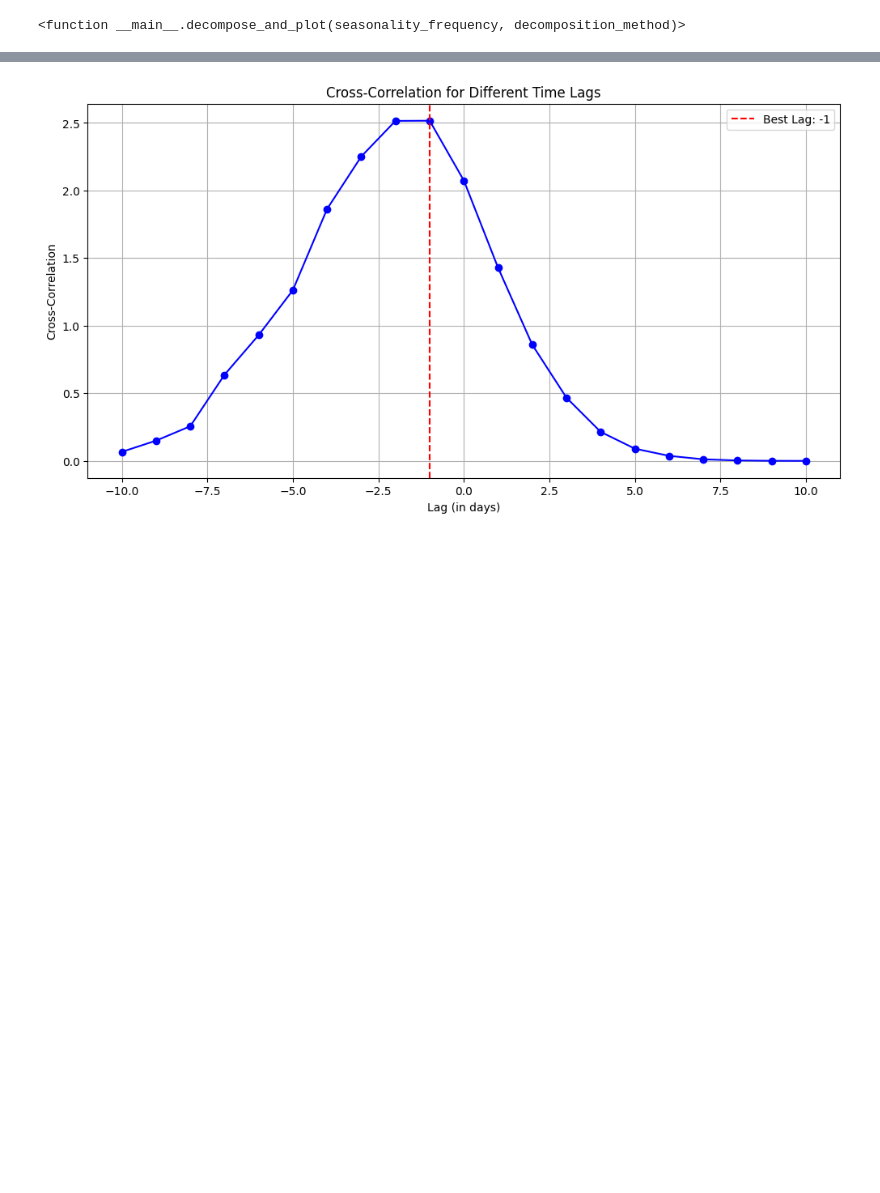
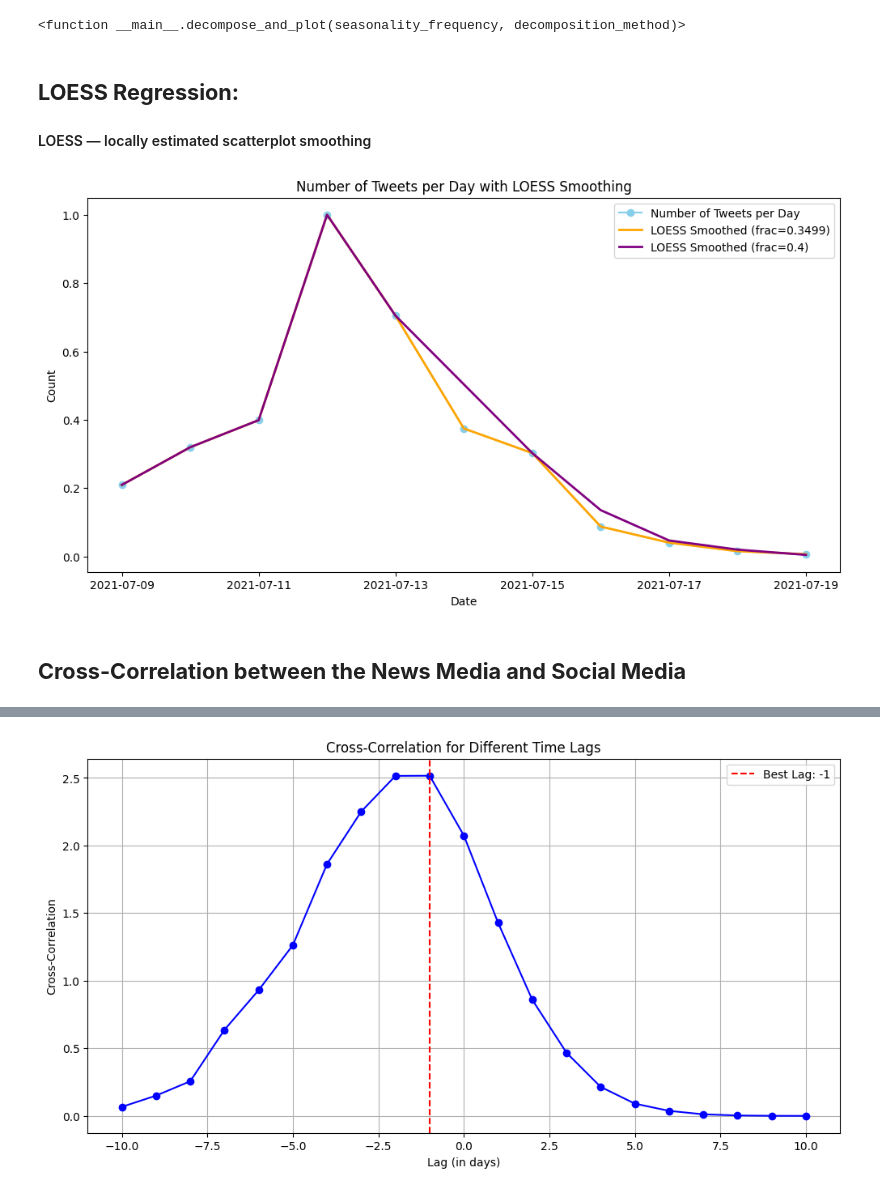
Before and after one commit to NatanGrayman/Investigation_Project, a Jupyter notebook: investigation-project-social-unrest.ipynb, the cells around one changed output, grey strips where cells are left out. Cells and saved outputs as stored; diff of their text form; code cells hidden in the pictures; blank space fills up the shorter version.

```diff
--- a/investigation-project-social-unrest.ipynb
+++ b/investigation-project-social-unrest.ipynb
@@ -1712,4 +1649,55 @@ interact(decompose_and_plot, seasonality_frequency=seasonality_frequency_slider,
 # %% [output]
 interactive(children=(IntSlider(value=365, continuous_update=False, description='Seasonality Frequency:', max=…
 <function __main__.decompose_and_plot(seasonality_frequency, decomposition_method)>
+# %% [markdown]
+<a id="section-five-b"></a>
+## **LOESS Regression:**
+
+####  LOESS — locally estimated scatterplot smoothing
+# %%
+import numpy as np
+import pandas as pd
+import matplotlib.pyplot as plt
+import statsmodels.api as sm
+
+# Resample the data by day and count the number of tweets
+tweets_per_day = unrest_tweets2.resample('D', on='date').size()
+
+# Normalize the first dataset (from (1)) to the range [0, 1]
+max_value_tweets = tweets_per_day.max()
+normalized_tweets = tweets_per_day / max_value_tweets
+
+# Create a figure and axis
+fig, ax = plt.subplots(figsize=(12, 6))
+
+# Plot the first dataset (Number of Tweets per Day)
+ax.plot(tweets_per_day.index, normalized_tweets.values, marker='o', label='Number of Tweets per Day', color='skyblue')
+
+# Apply LOESS smoothing
+lowess_0_23999 = sm.nonparametric.lowess(normalized_tweets.values, tweets_per_day.index, frac=0.3499)  # You can adjust the 'frac' parameter to control the smoothing
+lowess_0_24 = sm.nonparametric.lowess(normalized_tweets.values, tweets_per_day.index, frac=0.4)  # You can adjust the 'frac' parameter to control the smoothing
+
+# Extract smoothed values
+smoothed_values_0_23999 = lowess_0_23999[:, 1]
+smoothed_values_0_24 = lowess_0_24[:, 1]
+
+# Plot the smoothed curve
+ax.plot(tweets_per_day.index, smoothed_values_0_23999, label='LOESS Smoothed (frac=0.3499)', color='orange', linewidth=2)
+ax.plot(tweets_per_day.index, smoothed_values_0_24, label='LOESS Smoothed (frac=0.4)', color='purple', linewidth=2)
+
+# Add labels and legend
+ax.set_xlabel('Date')
+ax.set_ylabel('Count')
+ax.set_title('Number of Tweets per Day with LOESS Smoothing')
+ax.legend()
+
+plt.savefig("SAUnrestLOESSReg.png")
+
+# Show the plot
+plt.show()
+# %% [output]
+[figure, added]
+# %% [markdown]
+<a id="section-five-c"></a>
+## **Cross-Correlation between the News Media and Social Media**
 # %% [markdown]
```
Also changed, not shown: parts of 51 cells of this notebook.
